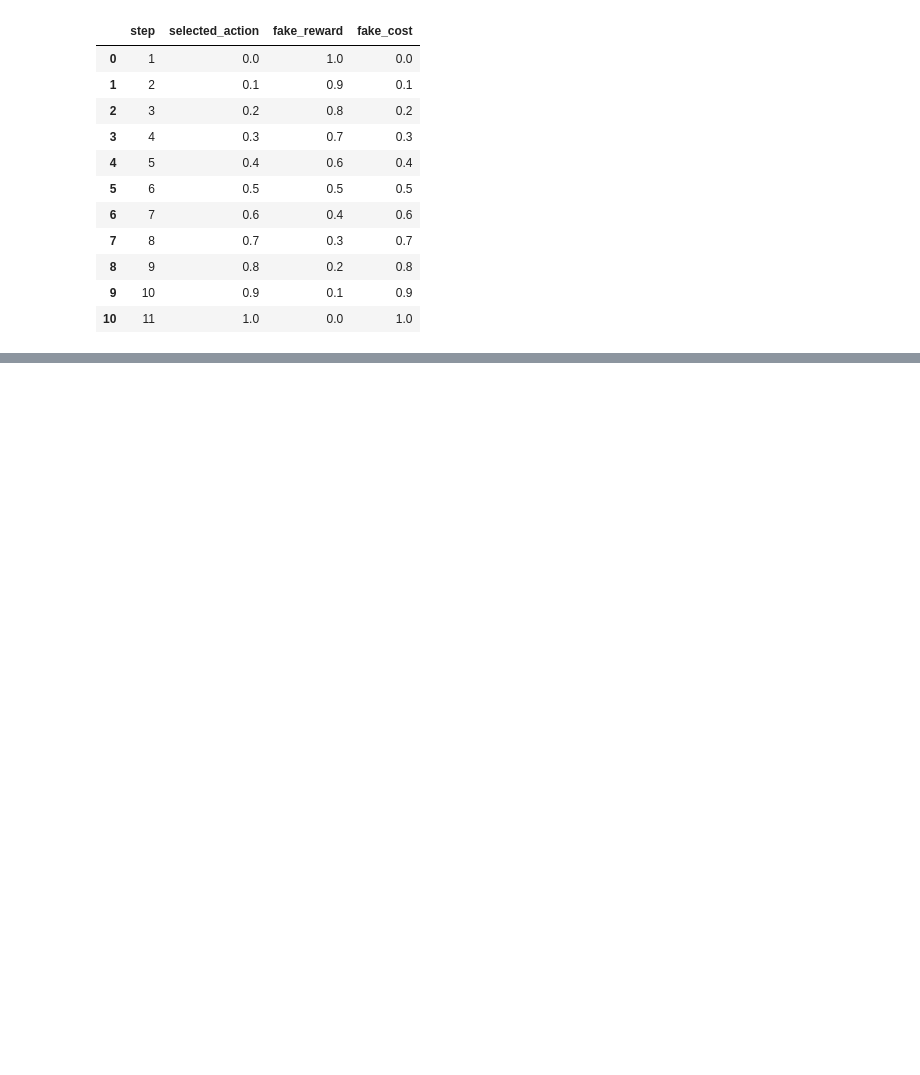
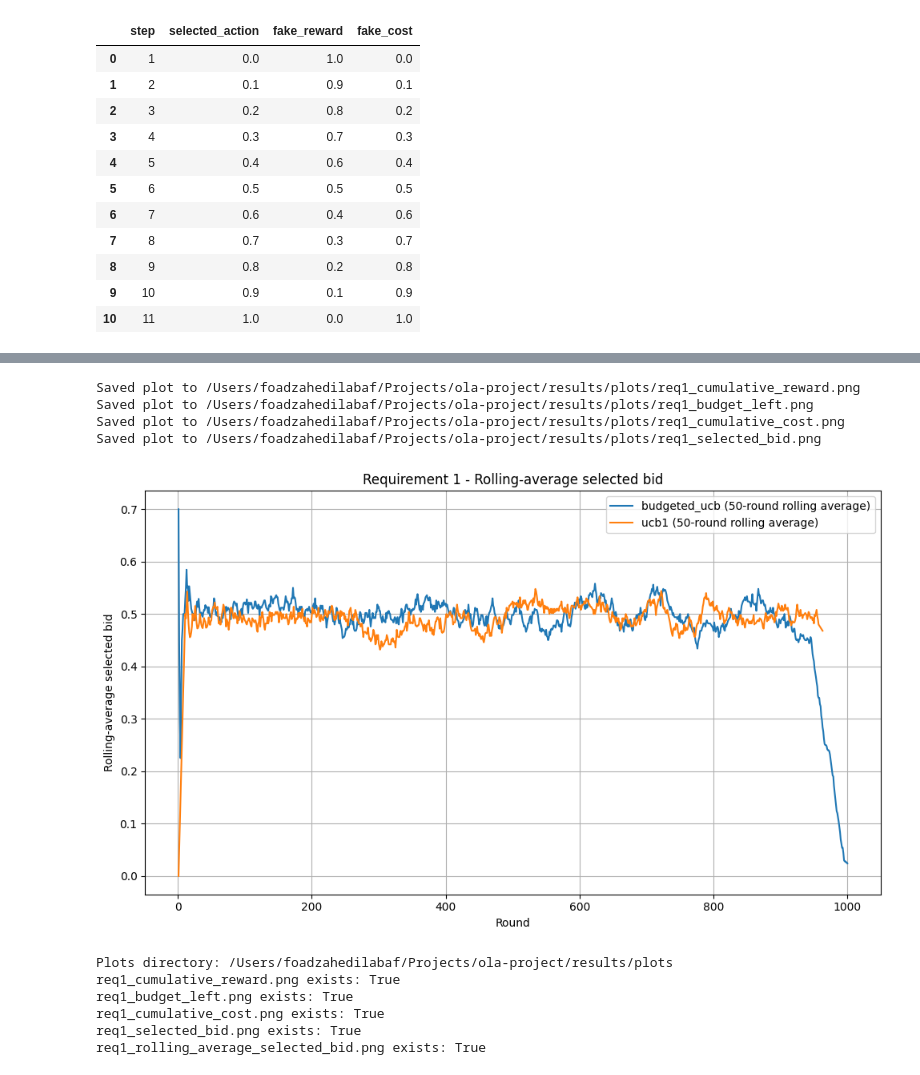
Before and after one commit to FoadZahediLabaf/OnlineAdvertisingBiddingStrategy, a Jupyter notebook: notebooks/req1_single_campaign.ipynb, the cells around one changed output, grey strips where cells are left out. Drawn from its saved outputs; the diff is of its cells as text; code cells hidden in the pictures; blank space fills up the shorter version.

Commit message:
Add Req 1 results and plots

```diff
--- a/notebooks/req1_single_campaign.ipynb
+++ b/notebooks/req1_single_campaign.ipynb
@@ -423,0 +692,11 @@ Budget left after fake updates:
+# %%
+from ola.utils.plotting import load_result_csvs
+
+combined_results = load_result_csvs([ucb1_path, budgeted_ucb_path])
+
+print("Combined results shape:", combined_results.shape)
+print("Algorithms in combined results:")
+print(combined_results["algorithm"].value_counts())
+
+display(combined_results.head())
+display(combined_results.tail())
@@ -423,0 +722,67 @@ Budget left after fake updates:
+# %%
+from ola.utils.plotting import generate_standard_req1_plots
+
+plots_dir = PROJECT_ROOT / "results" / "plots"
+
+# Generate the standard project plots.
+generate_standard_req1_plots(
+    dataframe=combined_results,
+    plots_dir=plots_dir,
+)
+
+# Add an extra readability plot for selected bids.
+# The raw selected-bid plot is correct, but very noisy because it shows every action.
+rolling_window = 50
+
+plt.figure(figsize=(10, 6))
+
+for algorithm_name, group in combined_results.groupby("algorithm"):
+    sorted_group = group.sort_values("round").copy()
+    sorted_group["rolling_average_bid"] = (
+        sorted_group["action"]
+        .rolling(window=rolling_window, min_periods=1)
+        .mean()
+    )
+
+    plt.plot(
+        sorted_group["round"],
+        sorted_group["rolling_average_bid"],
+        label=f"{algorithm_name} ({rolling_window}-round rolling average)",
+    )
+
+plt.xlabel("Round")
+plt.ylabel("Rolling-average selected bid")
+plt.title("Requirement 1 - Rolling-average selected bid")
+plt.legend()
+plt.grid(True)
+plt.tight_layout()
+
+rolling_bid_plot_path = plots_dir / "req1_rolling_average_selected_bid.png"
+plt.savefig(rolling_bid_plot_path, dpi=200)
+plt.show()
+
+expected_plot_files = [
+    "req1_cumulative_reward.png",
+    "req1_budget_left.png",
+    "req1_cumulative_cost.png",
+    "req1_selected_bid.png",
+    "req1_rolling_average_selected_bid.png",
+]
+
+print("Plots directory:", plots_dir)
+
+for filename in expected_plot_files:
+    plot_path = plots_dir / filename
+    print(filename, "exists:", plot_path.exists())
+# %% [output]
+Saved plot to /Users/foadzahedilabaf/Projects/ola-project/results/plots/req1_cumulative_reward.png
+Saved plot to /Users/foadzahedilabaf/Projects/ola-project/results/plots/req1_budget_left.png
+Saved plot to /Users/foadzahedilabaf/Projects/ola-project/results/plots/req1_cumulative_cost.png
+Saved plot to /Users/foadzahedilabaf/Projects/ola-project/results/plots/req1_selected_bid.png
+[figure, added]
+Plots directory: /Users/foadzahedilabaf/Projects/ola-project/results/plots
+req1_cumulative_reward.png exists: True
+req1_budget_left.png exists: True
+req1_cumulative_cost.png exists: True
+req1_selected_bid.png exists: True
+req1_rolling_average_selected_bid.png exists: True
```
Also changed, not shown: parts of 10 cells of this notebook, 5 other files.
